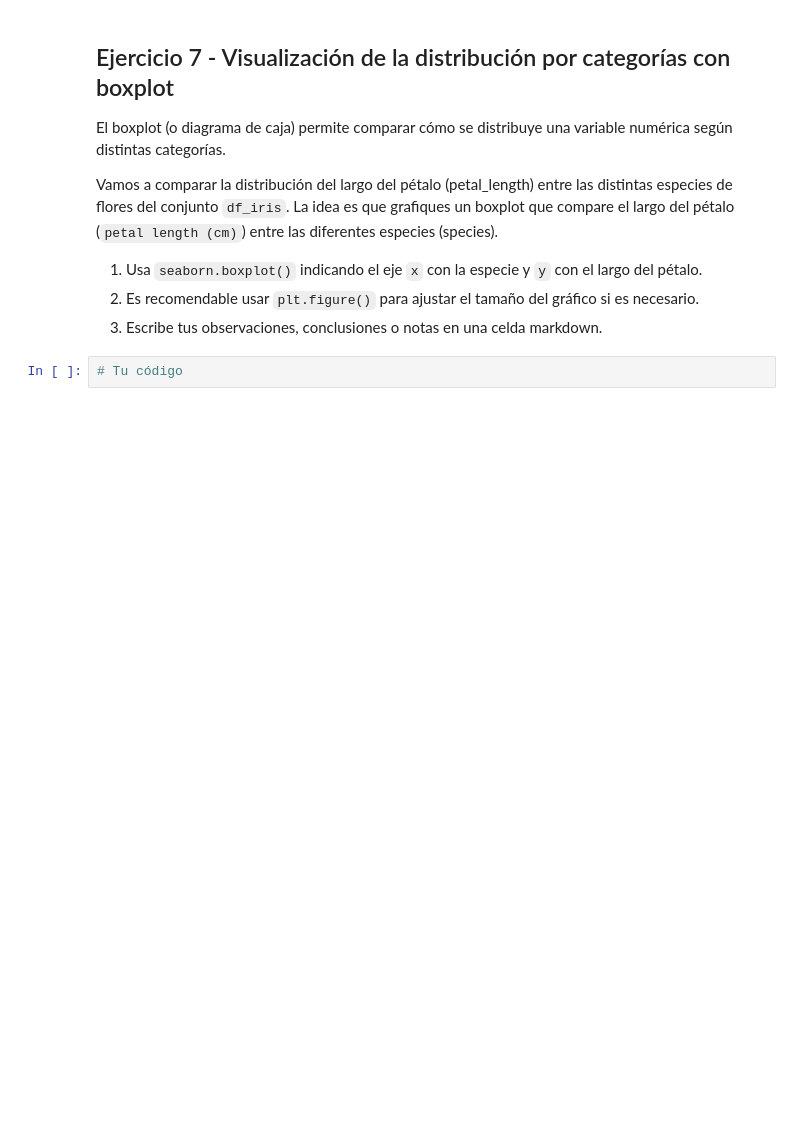
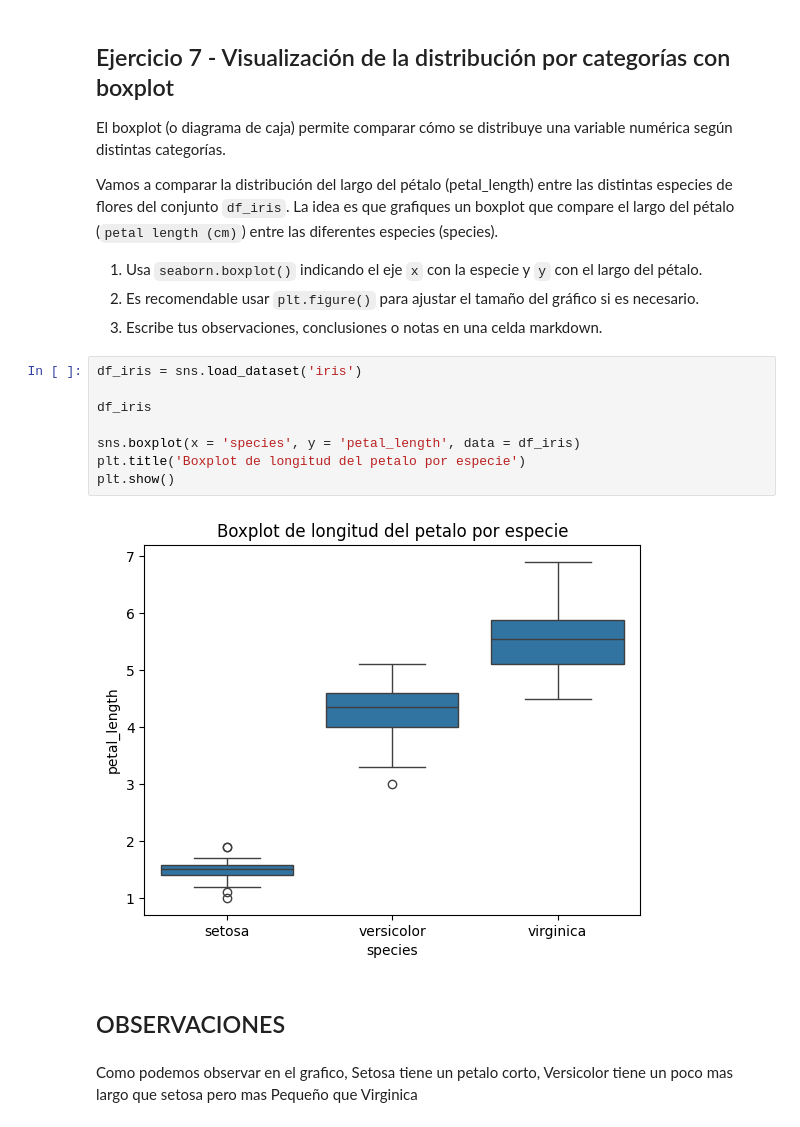
Before and after one commit to 4GeeksAcademy/elius123ef-visualizacion, a Jupyter notebook: notebook/03-project-visualization.ipynb, the cells around one changed output. Cells and saved outputs as stored; diff of their text form; blank space fills up the shorter version.

```diff
--- a/notebook/03-project-visualization.ipynb
+++ b/notebook/03-project-visualization.ipynb
@@ -331,4 +339,16 @@ Vamos a comparar la distribución del largo del pétalo (petal_length) entre las
 2. Es recomendable usar `plt.figure()` para ajustar el tamaño del gráfico si es necesario.
 3. Escribe tus observaciones, conclusiones o notas en una celda markdown.
 # %%
-# Tu código
+df_iris = sns.load_dataset('iris')
+
+df_iris
+
+sns.boxplot(x = 'species', y = 'petal_length', data = df_iris)
+plt.title('Boxplot de longitud del petalo por especie')
+plt.show()
+# %% [output]
+[figure, added]
+# %% [markdown]
+## OBSERVACIONES
+# %% [markdown]
+Como podemos observar en el grafico, Setosa tiene un petalo corto, Versicolor tiene un poco mas largo que setosa pero mas Pequeño que Virginica
```
Also changed, not shown: parts of 2 cells of this notebook.
